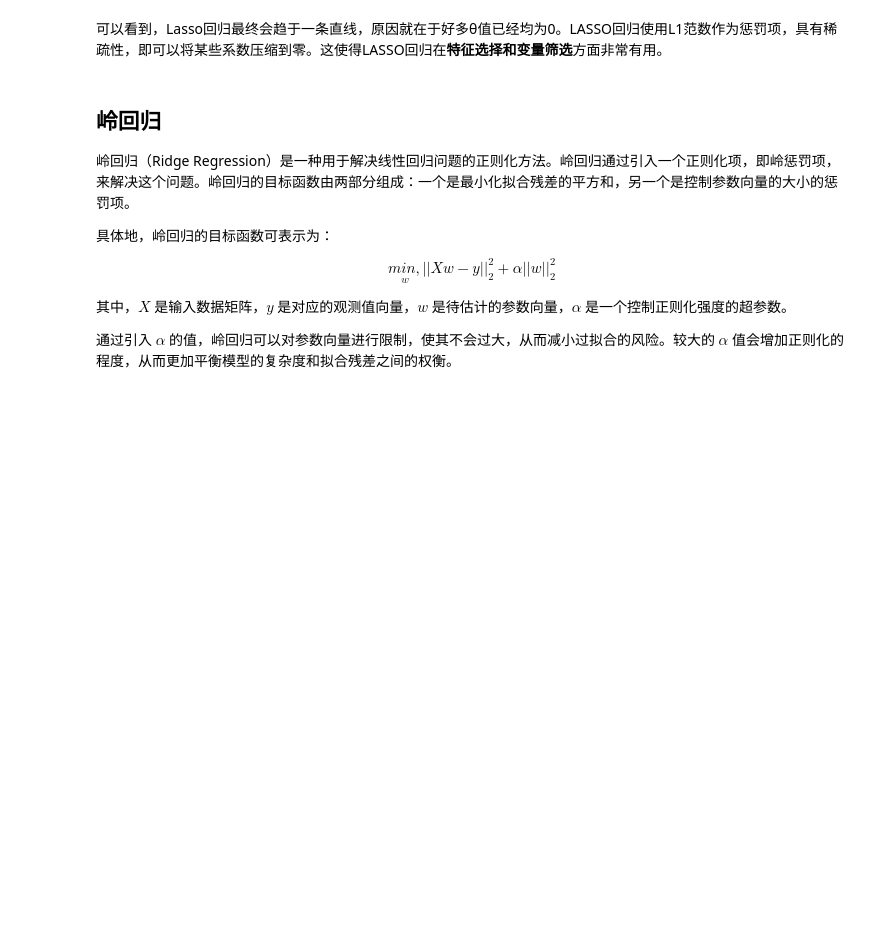
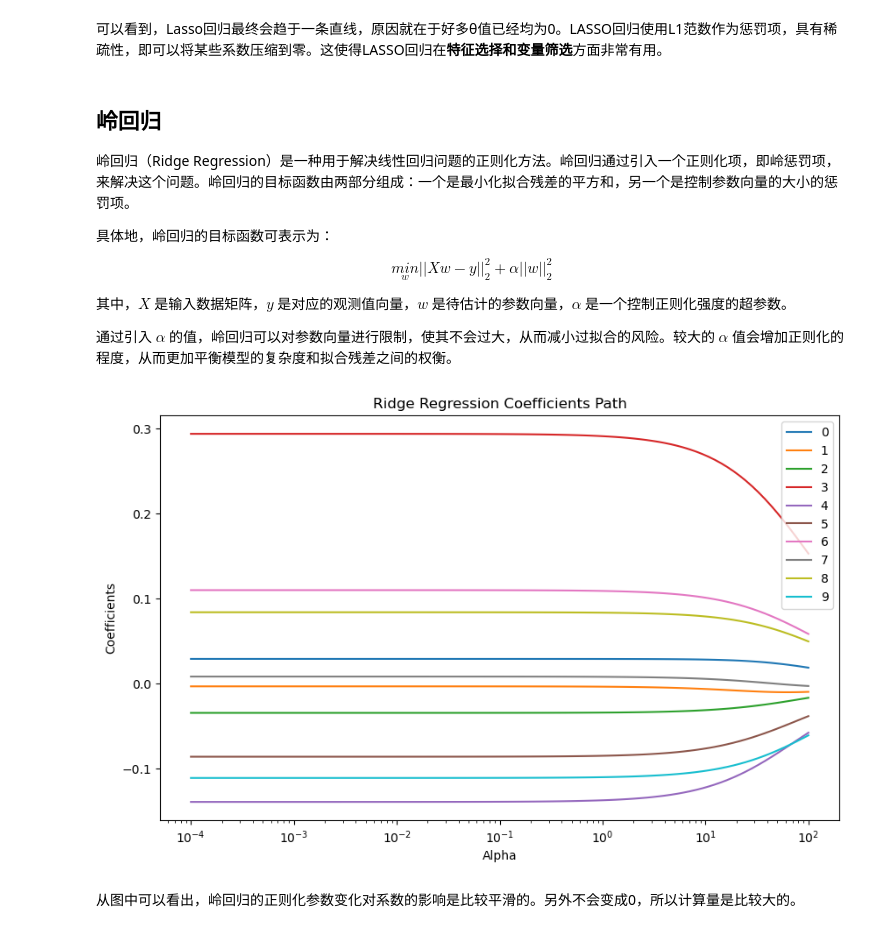
Before and after one commit to tianxuzhang/introduction-to-machine-learning, a Jupyter notebook: docs/回归/正则化线性回归.ipynb, the cells around one changed output. Saved outputs shown, nothing was run; the diff lists cells and outputs as text; code cells hidden in the pictures; blank space fills up the shorter version.

```diff
--- a/docs/回归/正则化线性回归.ipynb
+++ b/docs/回归/正则化线性回归.ipynb
@@ -78,8 +78,45 @@ plt.show()
 
 具体地，岭回归的目标函数可表示为：
 
-$$\underset{w}{min,} || Xw - y||_2^2 + \alpha ||w||_2^2$$
+$$\underset{w}{min} || Xw - y||_2^2 + \alpha ||w||_2^2$$
 
 其中，$X$ 是输入数据矩阵，$y$ 是对应的观测值向量，$w$ 是待估计的参数向量，$\alpha$ 是一个控制正则化强度的超参数。
 
 通过引入 $\alpha$ 的值，岭回归可以对参数向量进行限制，使其不会过大，从而减小过拟合的风险。较大的 $\alpha$ 值会增加正则化的程度，从而更加平衡模型的复杂度和拟合残差之间的权衡。
+# %%
+import numpy as np
+from sklearn.linear_model import Ridge
+import matplotlib.pyplot as plt
+
+# 生成样本数据
+np.random.seed(0)
+n_samples, n_features = 100, 10
+X = np.random.randn(n_samples, n_features)
+y = np.random.randn(n_samples)
+
+# 初始化α值的范围
+alphas = np.logspace(-4, 2, 100)
+
+# 存储模型的系数
+coefs = []
+
+# 创建Ridge对象，并进行系数估计
+for alpha in alphas:
+    model = Ridge(alpha=alpha)
+    model.fit(X, y)
+    coefs.append(model.coef_)
+
+# 绘制α值与系数路径的图表
+plt.figure(figsize=(10, 6))
+plt.plot(alphas, coefs)
+plt.xscale('log')
+plt.xlabel('Alpha')
+plt.ylabel('Coefficients')
+plt.title('Ridge Regression Coefficients Path')
+plt.axis('tight')
+plt.legend(range(n_features))
+plt.show()
+# %% [output]
+[figure, added]
+# %% [markdown]
+从图中可以看出，岭回归的正则化参数变化对系数的影响是比较平滑的。另外不会变成0，所以计算量是比较大的。
```
